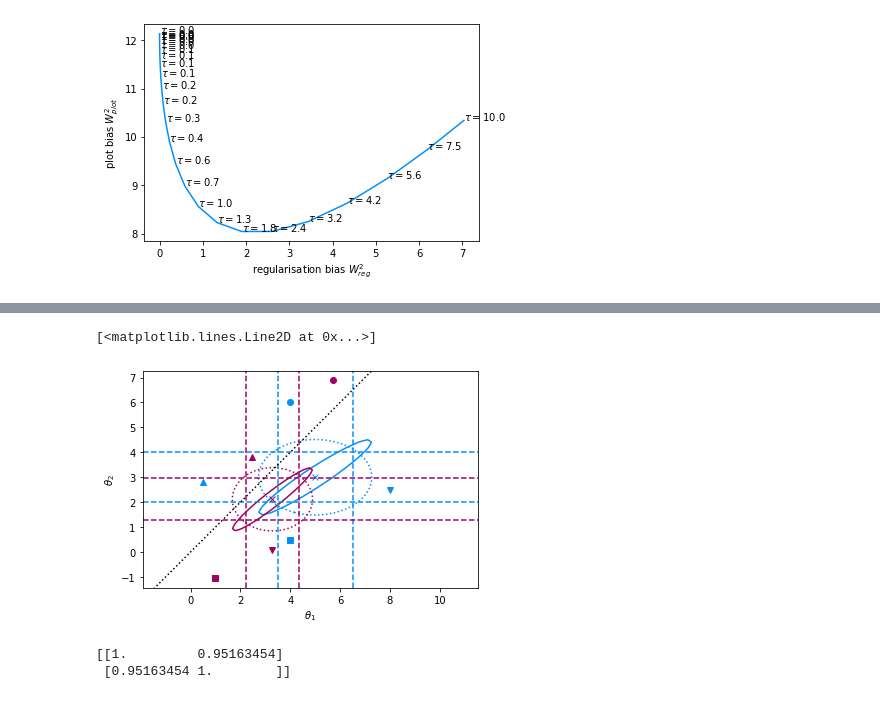
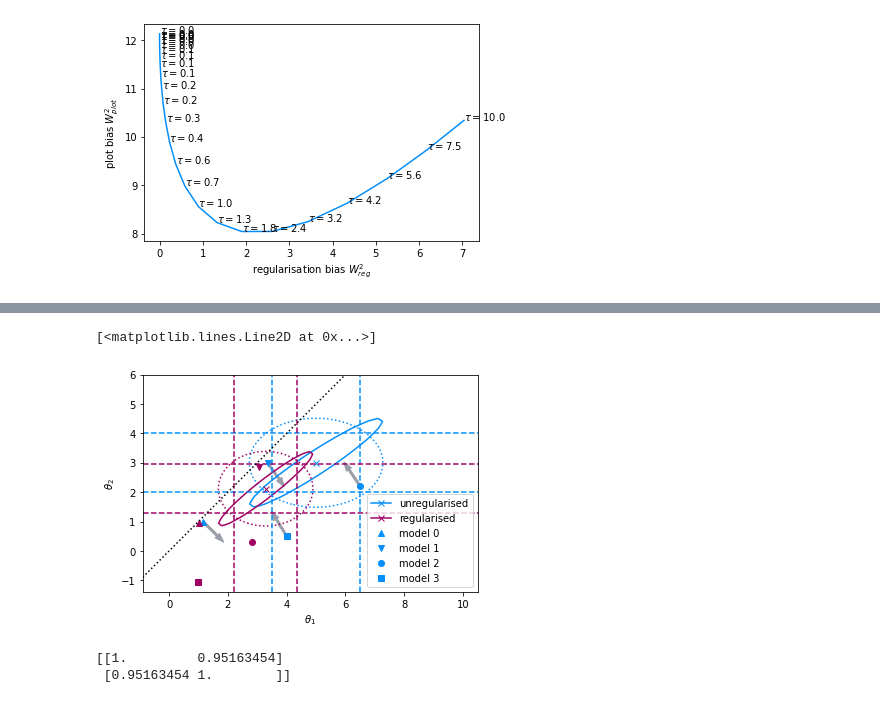
Before and after one commit to ast0815/regularisation, a Jupyter notebook: simple.ipynb, the cells around one changed output, grey strips where cells are left out. Drawn from its saved outputs; the diff is of its cells as text; code cells hidden in the pictures.

Commit message:
Add gradient arrows.

```diff
--- a/simple.ipynb
+++ b/simple.ipynb
@@ -8,9 +8,9 @@ from scipy.stats import chi2, norm
 # Mock result
 data = np.array([5, 3])
 cor = 0.95
-err = np.array([1.5,1.])
-cov = np.diag(err**2)
-cov[1,0] = cov[0,1] = err[0]*err[1] * cor
+err = np.array([1.5, 1.0])
+cov = np.diag(err ** 2)
+cov[1, 0] = cov[0, 1] = err[0] * err[1] * cor
 cov_inv = np.linalg.inv(cov)
 err = np.sqrt(np.diag(cov))
 # %%
@@ -91,7 +91,7 @@ print(best)
 [figure]
 # %%
 # Data point
-plt.plot([data[0]], [data[1]], marker="x", color="C0")
+plt.plot([data[0]], [data[1]], marker="x", color="C0", label="unregularised")
 
 sigmas = 1
 
@@ -124,8 +124,8 @@ plt.axhline(data[1] - sigmas * err[1], color="C0", linestyle="dashed")
 plt.axhline(data[1] + sigmas * err[1], color="C0", linestyle="dashed")
 
 # Regularised data
-reg_data =regularised_list[i_W]
-plt.plot([reg_data[0]], [reg_data[1]], marker="x", color="C2")
+reg_data = regularised_list[i_W]
+plt.plot([reg_data[0]], [reg_data[1]], marker="x", color="C2", label="regularised")
 
 # True CI
 reg_cov = cov_list[i_W]
@@ -142,7 +142,11 @@ plt.contour(
 )
 
 # Implied uncorrelated CI
-zz = (xyT - reg_data[None, :]) @ np.diag(1.0 / (np.diag(reg_cov))) @ (xy - reg_data[:, None])
+zz = (
+    (xyT - reg_data[None, :])
+    @ np.diag(1.0 / (np.diag(reg_cov)))
+    @ (xy - reg_data[:, None])
+)
 plt.contour(
     xx,
     yy,
@@ -160,33 +164,45 @@ plt.axhline(reg_data[1] + sigmas * reg_err[1], color="C2", linestyle="dashed")
 
 # Some models
 A = A_list[i_W]
-model = [0.5, 2.8]
-reg_model = A @ model
-print(reg_model)
-plt.plot([model[0]], [model[1]], color="C0", marker="^")
-plt.plot([reg_model[0]], [reg_model[1]], color="C2", marker="^")
+reg_cov = cov_list[i_W]
+reg_cov_inv = np.linalg.inv(reg_cov)
+models = [
+    (1.15, 1),
+    (3.35, 3),
+    (6.5, 2.2),
+    (4, 0.5),
+    # data - 4.5*np.linalg.eig(cov)[1][:,0],
+]
+markers = "^vos*"
+chis = []
+grads = []
 
-model = [8, 2.5]
-reg_model = A @ model
-print(reg_model)
-plt.plot([model[0]], [model[1]], color="C0", marker="v")
-plt.plot([reg_model[0]], [reg_model[1]], color="C2", marker="v")
+for i, (model, mark) in enumerate(zip(models, markers)):
+    reg_model = A @ model
+    print(reg_model)
+    chis.append((reg_data - reg_model).T @ reg_cov_inv @ (reg_data - reg_model))
+    # grad = cov_inv @ (model - data)
+    grad = A.T @ reg_cov_inv @ ((A @ model) - reg_data)
+    grad /= -np.linalg.norm(grad)
+    grads.append(grad)
+    plt.arrow(*model, *grad, length_includes_head=True, width=0.07, color="C3")
+    plt.plot(
+        [model[0]],
+        [model[1]],
+        color="C0",
+        marker=mark,
+        linestyle="",
+        label=f"model {i}",
+    )
+    plt.plot([reg_model[0]], [reg_model[1]], color="C2", marker=mark)
 
-model = [4, 6]
-reg_model = A @ model
-print(reg_model)
-plt.plot([model[0]], [model[1]], color="C0", marker="o")
-plt.plot([reg_model[0]], [reg_model[1]], color="C2", marker="o")
-
-model = [4, 0.5]
-reg_model = A @ model
-print(reg_model)
-plt.plot([model[0]], [model[1]], color="C0", marker="s")
-plt.plot([reg_model[0]], [reg_model[1]], color="C2", marker="s")
 plt.axis("equal")
+plt.legend()
 plt.xlabel(r"$\theta_1$")
 plt.ylabel(r"$\theta_2$")
 
 # Orientation
-plt.plot([-10,10], [-10,10], color="k", linestyle="dotted", scalex=False, scaley=False)
+plt.plot(
+    [-10, 10], [-10, 10], color="k", linestyle="dotted", scalex=False, scaley=False
+)
 # %% [output]
@@ -196,6 +212,6 @@ plt.plot([-10,10], [-10,10], color="k", linestyle="dotted", scalex=False, scaley
 [ 0.99950535 -1.04570937]
 [<matplotlib.lines.Line2D at 0x...>]
-[figure, old version]
+[figure, new version]
 # %%
 print(cor_list[i_W])
 # %% [output]
```
Also changed, not shown: parts of 3 cells of this notebook, 1 other file.
